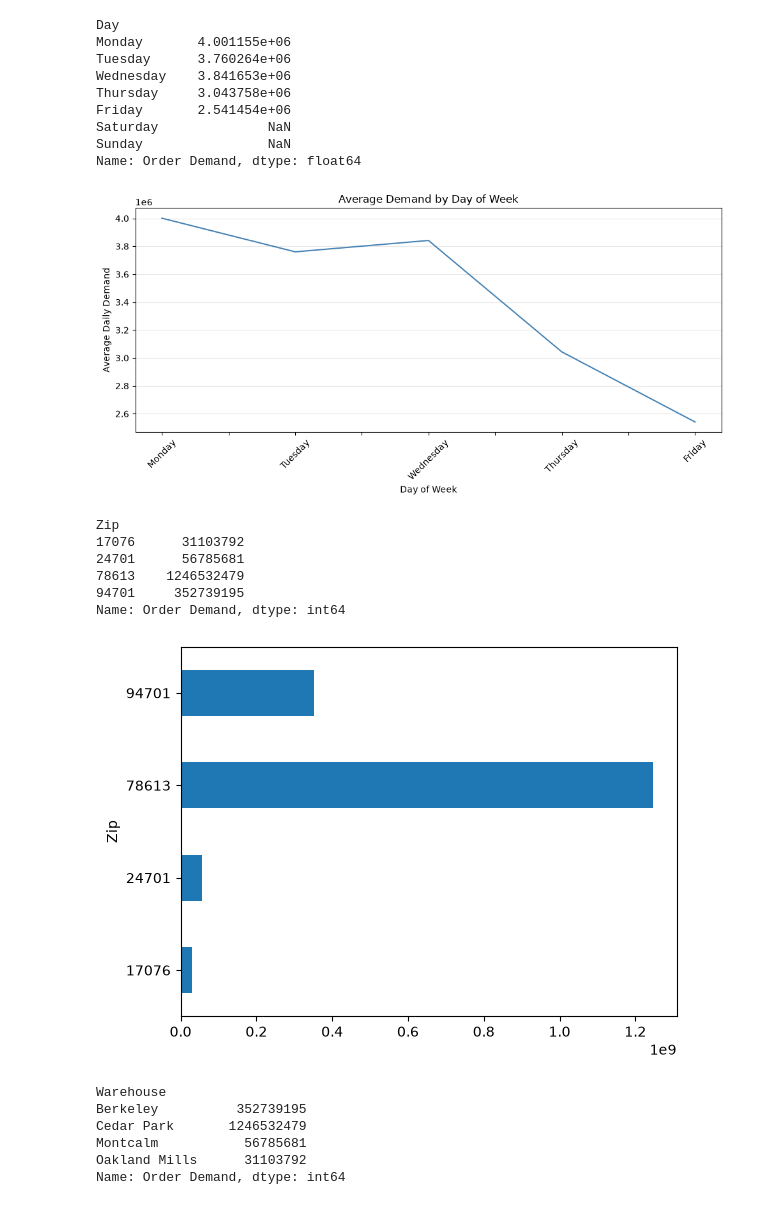
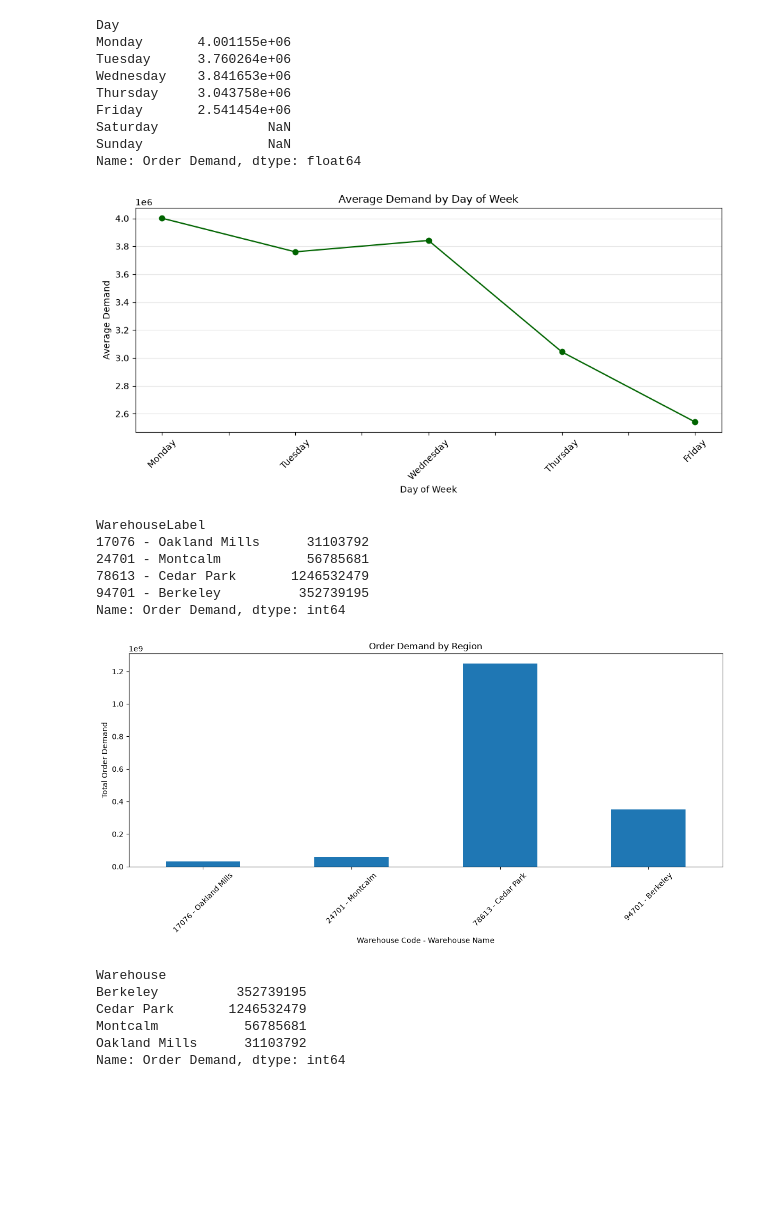
Before and after one commit to maipham-ctrl/Nova_Retail, a Jupyter notebook: main.ipynb, the cells around one changed output. Cells and saved outputs as stored; diff of their text form; code cells hidden in the pictures; blank space fills up the shorter version.

Commit message:
add stacked bar graph

```diff
--- a/main.ipynb
+++ b/main.ipynb
@@ -237,42 +237,51 @@ Name: Order Demand, dtype: float64
 weekly_pattern.plot(
     kind="line",
     figsize=(10, 5),
-    color="steelblue"
+    marker="o",
+    color="darkgreen"
 )
 
 plt.title("Average Demand by Day of Week")
 plt.xlabel("Day of Week")
-plt.ylabel("Average Daily Demand")
+plt.ylabel("Average Demand")
 plt.xticks(rotation=45)
 plt.grid(axis="y", alpha=0.3)
 plt.tight_layout()
 plt.show()
 # %% [output]
-[figure, old version]
+[figure, new version]
 # %%
 # demand across region
+# %%
+df["WarehouseLabel"] = df["Zip"].astype(str) + " - " + df["Warehouse"].astype(str)
 # %%
 region_demand = (
-    df.groupby("Zip",as_index=True)["Order Demand"]
+    df.groupby("WarehouseLabel",as_index=True)["Order Demand"]
       .sum()
 )
 print(region_demand)
 # %% [output]
-Zip
-17076      31103792
-24701      56785681
-78613    1246532479
-94701     352739195
+WarehouseLabel
+17076 - Oakland Mills      31103792
+24701 - Montcalm           56785681
+78613 - Cedar Park       1246532479
+94701 - Berkeley          352739195
 Name: Order Demand, dtype: int64
 # %%
-region_demand.plot.barh(
-    x="Zip",
-    y="Order Demand"
+region_demand.plot(
+      kind="bar",
+    stacked=True,
+    figsize=(12, 6)
 )
 
+plt.title("Order Demand by Region")
+plt.xlabel("Warehouse Code - Warehouse Name")
+plt.ylabel("Total Order Demand")
+plt.xticks(rotation=45)
+plt.tight_layout()
 plt.show()
 # %% [output]
-[figure, old version]
+[figure, new version]
 # %%
 warehouse_demand = (
     df.groupby("Warehouse", as_index=True)["Order Demand"]
```
Also changed, not shown: parts of 4 cells of this notebook, 2 other files.
